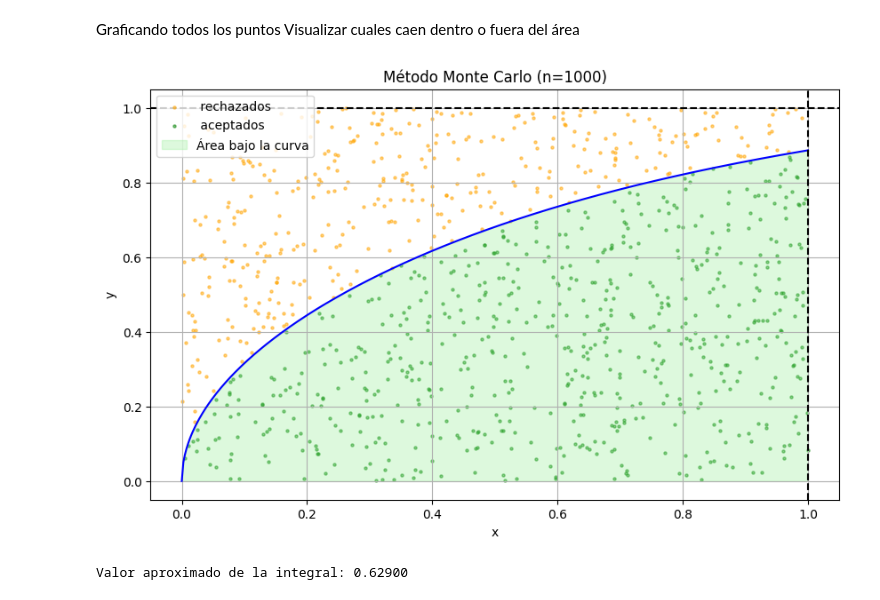
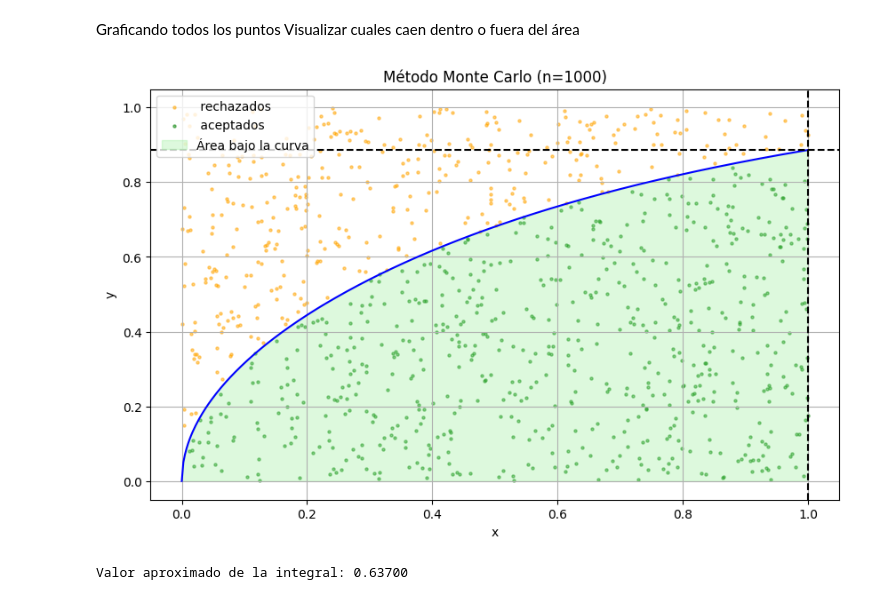
Before and after one commit to ClementeGarcia/Simulaci-n-1, a Jupyter notebook: Monte_Carlo.ipynb, the cells around one changed output. Drawn from its saved outputs; the diff is of its cells as text; code cells hidden in the pictures.

```diff
--- a/Monte_Carlo.ipynb
+++ b/Monte_Carlo.ipynb
@@ -124,33 +124,33 @@ puntos_rechazados = []
 
 # Generar puntos
 for _ in range(n):
     u1, u2 = random.random(), random.random()
     if u2 <= f(u1):
         puntos_aceptados.append((u1, u2))
     else:
         puntos_rechazados.append((u1, u2))
 
 
 aceptados = np.array(puntos_aceptados)
 rechazados = np.array(puntos_rechazados)
 
 
 plt.figure(figsize=(10, 6))
 plt.plot(x, y, 'b-')
 plt.scatter(rechazados[:, 0], rechazados[:, 1], color='orange', s=5, alpha=0.5, label=' rechazados')
 plt.scatter(aceptados[:, 0], aceptados[:, 1], color='green', s=5, alpha=0.5, label=' aceptados')
 plt.fill_between(x, y, color='lightgreen', alpha=0.3, label='Área bajo la curva')
-plt.axhline(1, color='black', linestyle='--')
+plt.axhline(f(1), color='black', linestyle='--')
 plt.axvline(1, color='black', linestyle='--')
 plt.title(f'Método Monte Carlo (n={n})')
 plt.xlabel('x')
 plt.ylabel('y')
 plt.legend()
 plt.grid(True)
 plt.show()
 
 integral_aproximada = len(aceptados) / n
 print(f"Valor aproximado de la integral: {integral_aproximada:.5f}")
 # %% [output]
-[figure, old version]
+[figure, new version]
-Valor aproximado de la integral: 0.62900
+Valor aproximado de la integral: 0.63700
```
Also changed, not shown: parts of 5 cells of this notebook.
